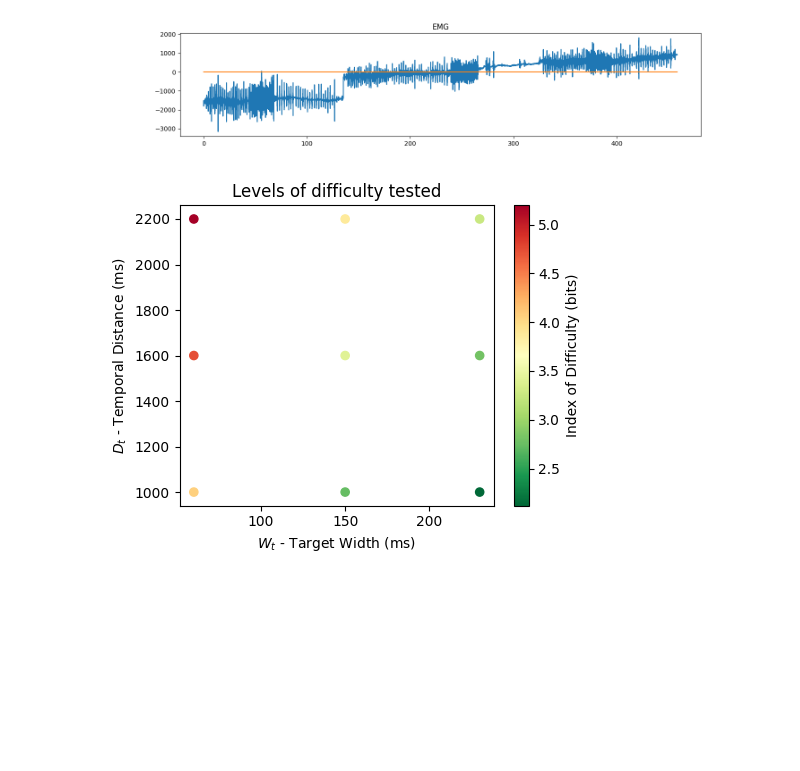
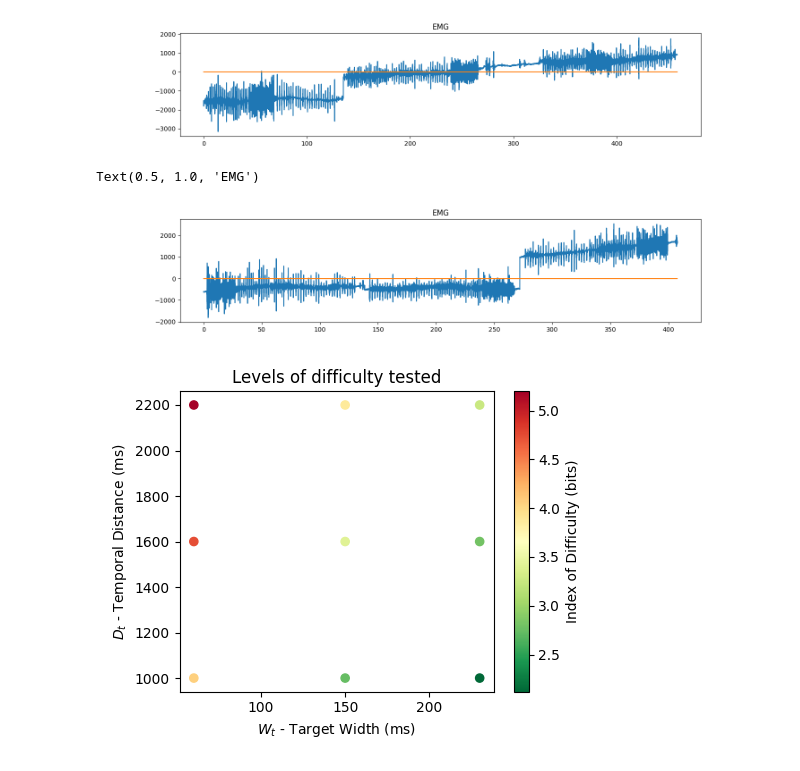
Before and after one commit to nikolechetty/TMSI_LSL, a Jupyter notebook: experiment_files/experiment_1_data_analysis_dailyn.ipynb, the cells around one changed output. Drawn from its saved outputs; the diff is of its cells as text; code cells hidden in the pictures; blank space fills up the shorter version.

```diff
--- a/experiment_files/experiment_1_data_analysis_dailyn.ipynb
+++ b/experiment_files/experiment_1_data_analysis_dailyn.ipynb
@@ -123,3 +145,25 @@ data_haptics = np.concatenate((data1_haptics, data2_haptics, data3_haptics), axi
+# %%
+data1_wo, data_timestamps1_wo, data_crossed1_wo  = remove_trailing_zeros(data1_wo, data_timestamps1_wo, data_crossed1_wo)
+data2_wo, data_timestamps2_wo, data_crossed2_wo  = remove_trailing_zeros(data2_wo, data_timestamps2_wo, data_crossed2_wo)
+data3_wo, data_timestamps3_wo, data_crossed3_wo  = remove_trailing_zeros(data3_wo, data_timestamps3_wo, data_crossed3_wo)
+
+data_crossed1_wo = data_crossed1_wo - data_timestamps1_wo[0]
+data_timestamps1_wo = data_timestamps1_wo - data_timestamps1_wo[0]
+
+data_crossed2_wo = data_crossed2_wo - data_timestamps2_wo[0] + data_timestamps1_wo[-1]
+data_timestamps2_wo = data_timestamps2_wo - data_timestamps2_wo[0] + data_timestamps1_wo[-1]
+
+
+data_crossed3_wo = data_crossed3_wo - data_timestamps3_wo[0] + data_timestamps2_wo[-1]
+data_timestamps3_wo = data_timestamps3_wo - data_timestamps3_wo[0] + data_timestamps2_wo[-1]
+
+data1_wo[:, 4] = remove_long_runs(zero_runs(data1_wo[:, 4]), data1_wo[:, 4])
+data2_wo[:, 4] = remove_long_runs(zero_runs(data2_wo[:, 4]), data2_wo[:, 4])
+data3_wo[:, 4] = remove_long_runs(zero_runs(data3_wo[:, 4]), data3_wo[:, 4])
+
+data_crossed_wo = np.concatenate((data_crossed1_wo, data_crossed2_wo, data_crossed3_wo), axis = 0)
+data_timestamps_wo = np.concatenate((data_timestamps1_wo, data_timestamps2_wo, data_timestamps3_wo), axis=0)
+data_wo = np.concatenate((data1_wo, data2_wo, data3_wo), axis=0)
 # %%
 # # plt.figure()
 # fig, axs = plt.subplots(3, figsize=(10, 5), sharex=True) # dont need status or lsl clock
@@ -147,6 +191,16 @@ plt.title('EMG')
 # %% [output]
 Text(0.5, 1.0, 'EMG')
 [figure]
+# %%
+fig, axs = plt.subplots(1, figsize=(15, 3), sharex=True) # dont need status or lsl clock
+# fig.suptitle('Data Flow')
+
+plt.plot(data_timestamps_wo, data_wo[:, 0])
+plt.plot(data_timestamps_wo, data_wo[:, 4])
+plt.title('EMG')
+# %% [output]
+Text(0.5, 1.0, 'EMG')
+[figure, added]
 # %%
 # Plot difficulty range
 plt.figure(figsize=(5,4))
```
Also changed, not shown: parts of 24 cells of this notebook.
